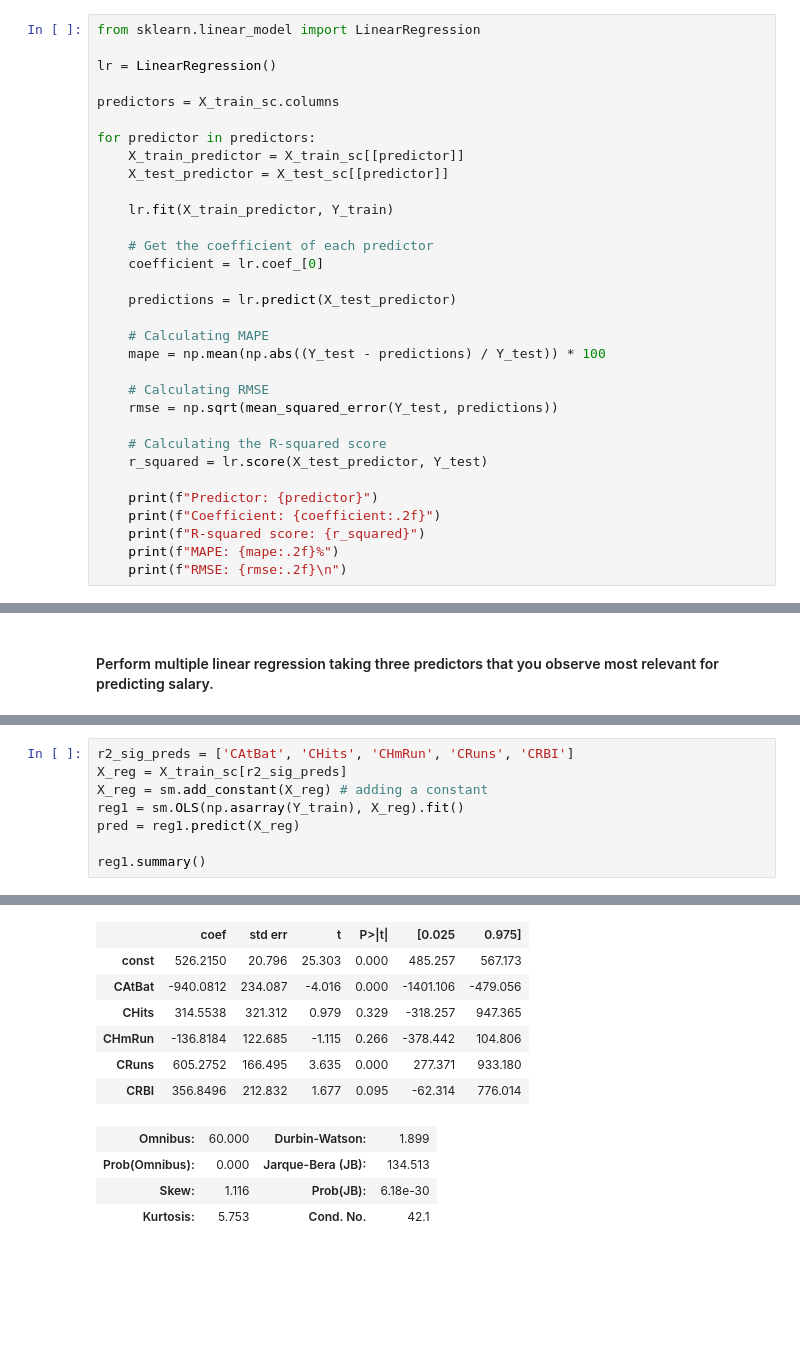
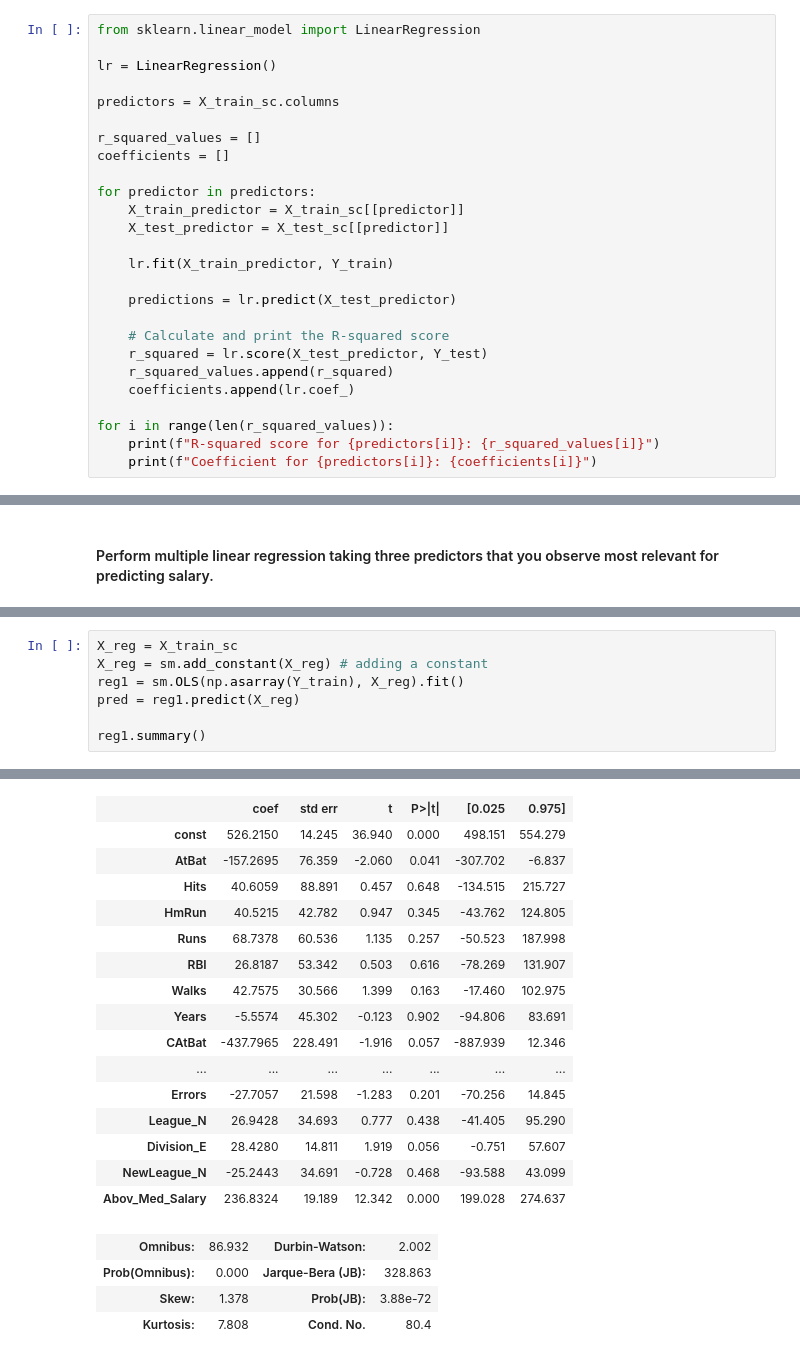
Before and after one commit to sah9j/DataDive1, a Jupyter notebook: Regression DATA Dive Baseball Players dataset Fall 2023.ipynb, the cells around one changed output, grey strips where cells are left out. Saved outputs shown, nothing was run; the diff lists cells and outputs as text; blank space fills up the shorter version.

```diff
--- a/Regression DATA Dive Baseball Players dataset Fall 2023.ipynb
+++ b/Regression DATA Dive Baseball Players dataset Fall 2023.ipynb
@@ -292,29 +292,23 @@ lr = LinearRegression()
 
 predictors = X_train_sc.columns
 
+r_squared_values = []
+coefficients = []
+
 for predictor in predictors:
     X_train_predictor = X_train_sc[[predictor]]
     X_test_predictor = X_test_sc[[predictor]]
 
     lr.fit(X_train_predictor, Y_train)
 
-    # Get the coefficient of each predictor
-    coefficient = lr.coef_[0]
-
     predictions = lr.predict(X_test_predictor)
 
-    # Calculating MAPE
-    mape = np.mean(np.abs((Y_test - predictions) / Y_test)) * 100
+    # Calculate and print the R-squared score
+    r_squared = lr.score(X_test_predictor, Y_test)
+    r_squared_values.append(r_squared)
+    coefficients.append(lr.coef_)
 
-    # Calculating RMSE
-    rmse = np.sqrt(mean_squared_error(Y_test, predictions))
-
-    # Calculating the R-squared score
-    r_squared = lr.score(X_test_predictor, Y_test)
-
-    print(f"Predictor: {predictor}")
-    print(f"Coefficient: {coefficient:.2f}")
-    print(f"R-squared score: {r_squared}")
-    print(f"MAPE: {mape:.2f}%")
-    print(f"RMSE: {rmse:.2f}\n")
+for i in range(len(r_squared_values)):
+    print(f"R-squared score for {predictors[i]}: {r_squared_values[i]}")
+    print(f"Coefficient for {predictors[i]}: {coefficients[i]}")
 # %% [output]
@@ -386,6 +397,5 @@ ModuleNotFoundError: No module named 'statsmodels'
 # %%
-r2_sig_preds = ['CAtBat', 'CHits', 'CHmRun', 'CRuns', 'CRBI']
-X_reg = X_train_sc[r2_sig_preds]
+X_reg = X_train_sc
 X_reg = sm.add_constant(X_reg) # adding a constant
 reg1 = sm.OLS(np.asarray(Y_train), X_reg).fit()
 pred = reg1.predict(X_reg)
@@ -404,14 +414,23 @@ OLS Regression Results
 | Covariance Type: | nonrobust |  |  |
 |  | coef | std err | t | P>|t| | [0.025 | 0.975] |
-| const | 526.2150 | 20.796 | 25.303 | 0.000 | 485.257 | 567.173 |
-| CAtBat | -940.0812 | 234.087 | -4.016 | 0.000 | -1401.106 | -479.056 |
-| CHits | 314.5538 | 321.312 | 0.979 | 0.329 | -318.257 | 947.365 |
-| CHmRun | -136.8184 | 122.685 | -1.115 | 0.266 | -378.442 | 104.806 |
-| CRuns | 605.2752 | 166.495 | 3.635 | 0.000 | 277.371 | 933.180 |
-| CRBI | 356.8496 | 212.832 | 1.677 | 0.095 | -62.314 | 776.014 |
+| const | 526.2150 | 14.245 | 36.940 | 0.000 | 498.151 | 554.279 |
+| AtBat | -157.2695 | 76.359 | -2.060 | 0.041 | -307.702 | -6.837 |
+| Hits | 40.6059 | 88.891 | 0.457 | 0.648 | -134.515 | 215.727 |
+| HmRun | 40.5215 | 42.782 | 0.947 | 0.345 | -43.762 | 124.805 |
+| Runs | 68.7378 | 60.536 | 1.135 | 0.257 | -50.523 | 187.998 |
+| RBI | 26.8187 | 53.342 | 0.503 | 0.616 | -78.269 | 131.907 |
+| Walks | 42.7575 | 30.566 | 1.399 | 0.163 | -17.460 | 102.975 |
+| Years | -5.5574 | 45.302 | -0.123 | 0.902 | -94.806 | 83.691 |
+| CAtBat | -437.7965 | 228.491 | -1.916 | 0.057 | -887.939 | 12.346 |
+| ... | ... | ... | ... | ... | ... | ... |
+| Errors | -27.7057 | 21.598 | -1.283 | 0.201 | -70.256 | 14.845 |
+| League_N | 26.9428 | 34.693 | 0.777 | 0.438 | -41.405 | 95.290 |
+| Division_E | 28.4280 | 14.811 | 1.919 | 0.056 | -0.751 | 57.607 |
+| NewLeague_N | -25.2443 | 34.691 | -0.728 | 0.468 | -93.588 | 43.099 |
+| Abov_Med_Salary | 236.8324 | 19.189 | 12.342 | 0.000 | 199.028 | 274.637 |
-| Omnibus: | 60.000 | Durbin-Watson: | 1.899 |
-| Prob(Omnibus): | 0.000 | Jarque-Bera (JB): | 134.513 |
-| Skew: | 1.116 | Prob(JB): | 6.18e-30 |
-| Kurtosis: | 5.753 | Cond. No. | 42.1 |
+| Omnibus: | 86.932 | Durbin-Watson: | 2.002 |
+| Prob(Omnibus): | 0.000 | Jarque-Bera (JB): | 328.863 |
+| Skew: | 1.378 | Prob(JB): | 3.88e-72 |
+| Kurtosis: | 7.808 | Cond. No. | 80.4 |
 Notes:
 [1] Standard Errors assume that the covariance matrix of the errors is correctly specified.
```
Also changed, not shown: parts of 11 cells of this notebook.
